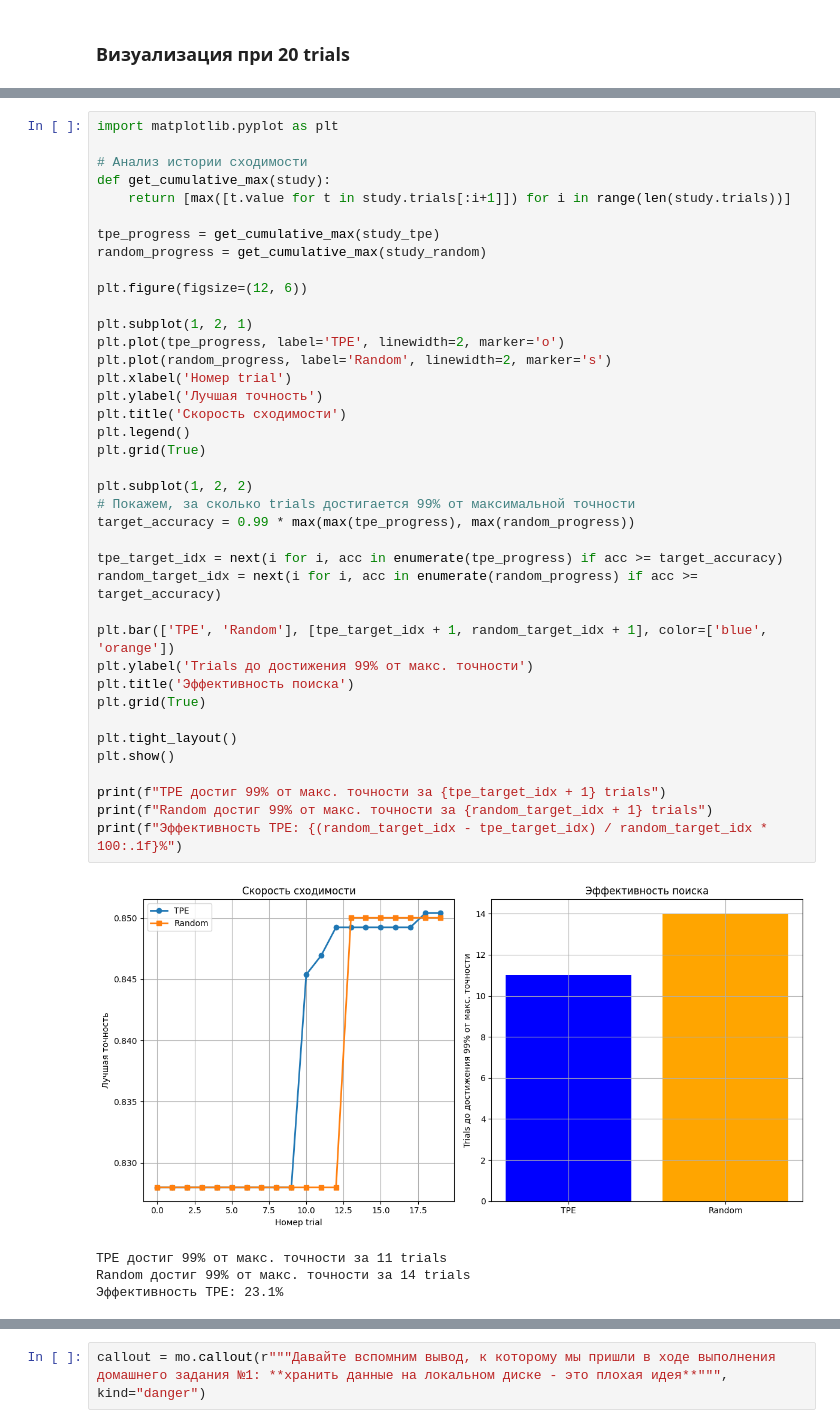
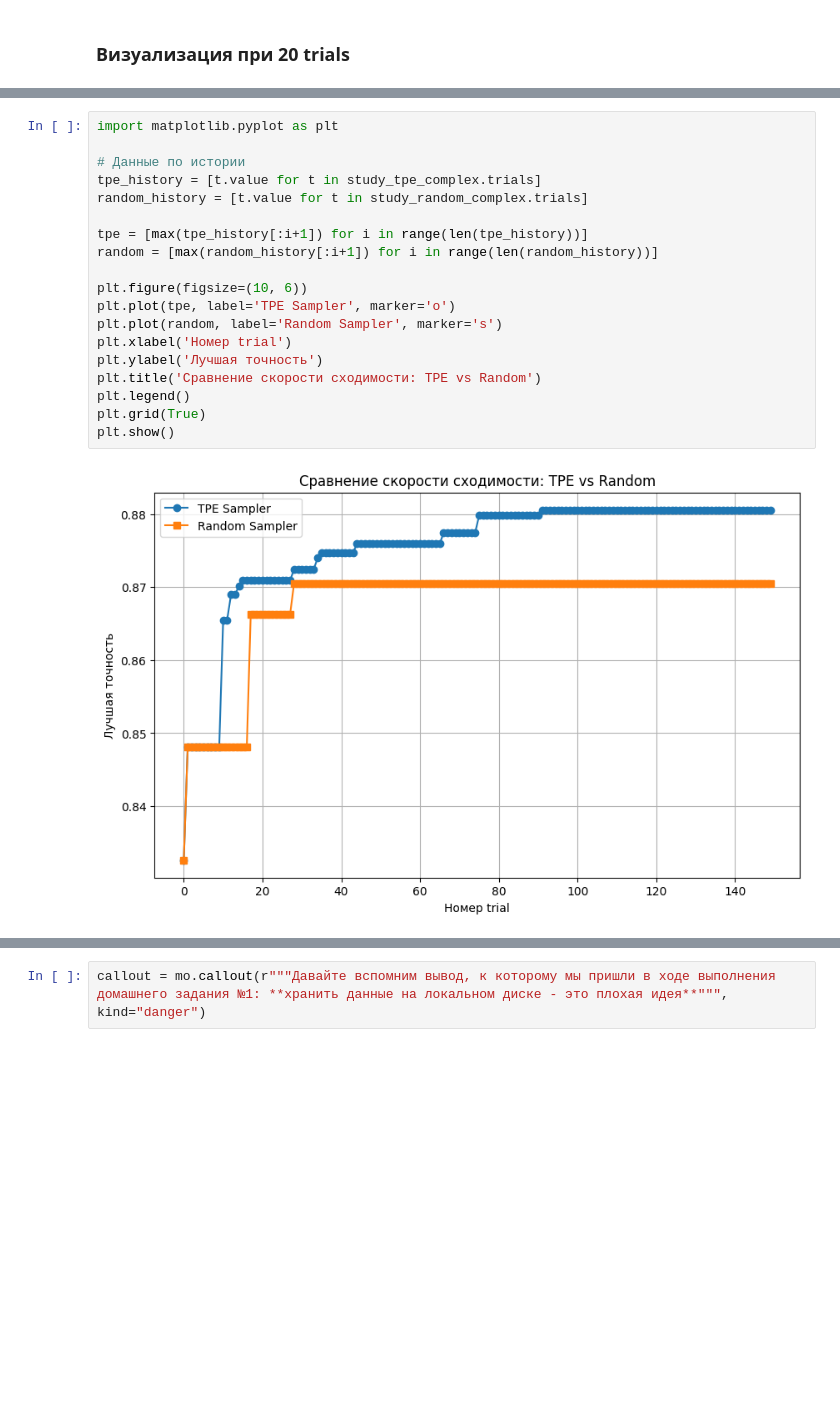
Before and after one commit to stafars/sem-3_diart_mipt_hw, a Jupyter notebook: HW4_Artyushchenko.ipynb, the cells around one changed output, grey strips where cells are left out. Cells and saved outputs as stored; diff of their text form; blank space fills up the shorter version.

```diff
--- a/HW4_Artyushchenko.ipynb
+++ b/HW4_Artyushchenko.ipynb
@@ -972,47 +620,24 @@ Random время (50 trials): 16.02 сек
-# %%
-import matplotlib.pyplot as plt
-
-# Анализ истории сходимости
-def get_cumulative_max(study):
-    return [max([t.value for t in study.trials[:i+1]]) for i in range(len(study.trials))]
-
-tpe_progress = get_cumulative_max(study_tpe)
-random_progress = get_cumulative_max(study_random)
-
-plt.figure(figsize=(12, 6))
-
-plt.subplot(1, 2, 1)
-plt.plot(tpe_progress, label='TPE', linewidth=2, marker='o')
-plt.plot(random_progress, label='Random', linewidth=2, marker='s')
-plt.xlabel('Номер trial')
-plt.ylabel('Лучшая точность')
-plt.title('Скорость сходимости')
-plt.legend()
-plt.grid(True)
-
-plt.subplot(1, 2, 2)
-# Покажем, за сколько trials достигается 99% от максимальной точности
-target_accuracy = 0.99 * max(max(tpe_progress), max(random_progress))
-
-tpe_target_idx = next(i for i, acc in enumerate(tpe_progress) if acc >= target_accuracy)
-random_target_idx = next(i for i, acc in enumerate(random_progress) if acc >= target_accuracy)
-
-plt.bar(['TPE', 'Random'], [tpe_target_idx + 1, random_target_idx + 1], color=['blue', 'orange'])
-plt.ylabel('Trials до достижения 99% от макс. точности')
-plt.title('Эффективность поиска')
-plt.grid(True)
-
-plt.tight_layout()
-plt.show()
-
-print(f"TPE достиг 99% от макс. точности за {tpe_target_idx + 1} trials")
-print(f"Random достиг 99% от макс. точности за {random_target_idx + 1} trials")
-print(f"Эффективность TPE: {(random_target_idx - tpe_target_idx) / random_target_idx * 100:.1f}%")
-# %% [output]
-[figure, removed]
-TPE достиг 99% от макс. точности за 11 trials
-Random достиг 99% от макс. точности за 14 trials
-Эффективность TPE: 23.1%
+# %%
+import matplotlib.pyplot as plt
+
+# Данные по истории
+tpe_history = [t.value for t in study_tpe_complex.trials]
+random_history = [t.value for t in study_random_complex.trials]
+
+tpe = [max(tpe_history[:i+1]) for i in range(len(tpe_history))]
+random = [max(random_history[:i+1]) for i in range(len(random_history))]
+
+plt.figure(figsize=(10, 6))
+plt.plot(tpe, label='TPE Sampler', marker='o')
+plt.plot(random, label='Random Sampler', marker='s')
+plt.xlabel('Номер trial')
+plt.ylabel('Лучшая точность')
+plt.title('Сравнение скорости сходимости: TPE vs Random')
+plt.legend()
+plt.grid(True)
+plt.show()
+# %% [output]
+[figure, added]
 # %% [markdown]
 напиши свой ответ здесь
 
```
Also changed, not shown: parts of 30 cells of this notebook.
